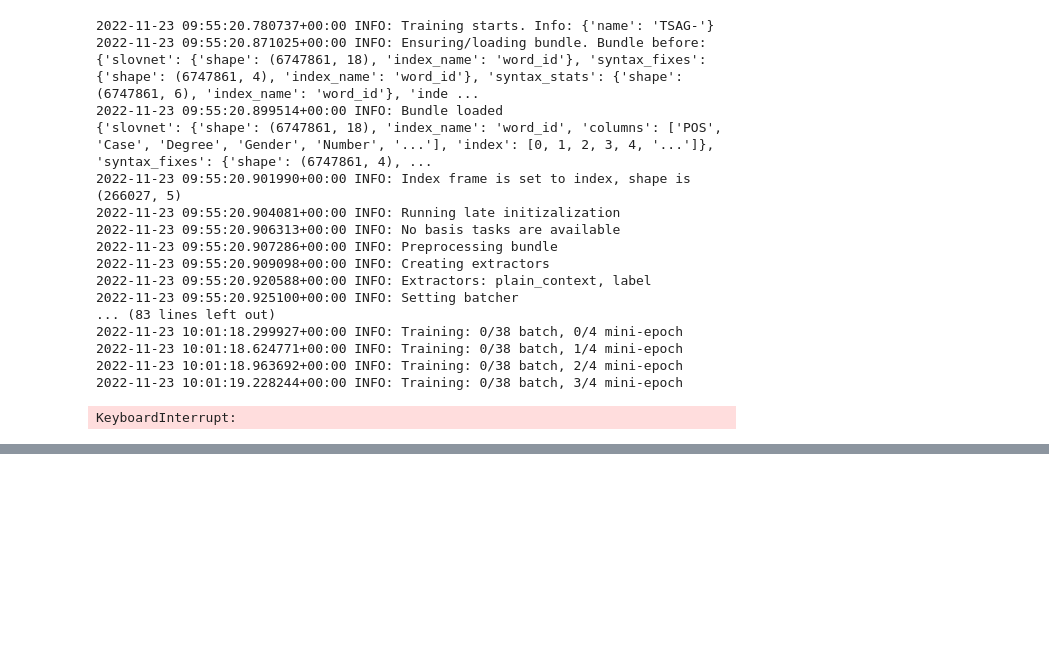
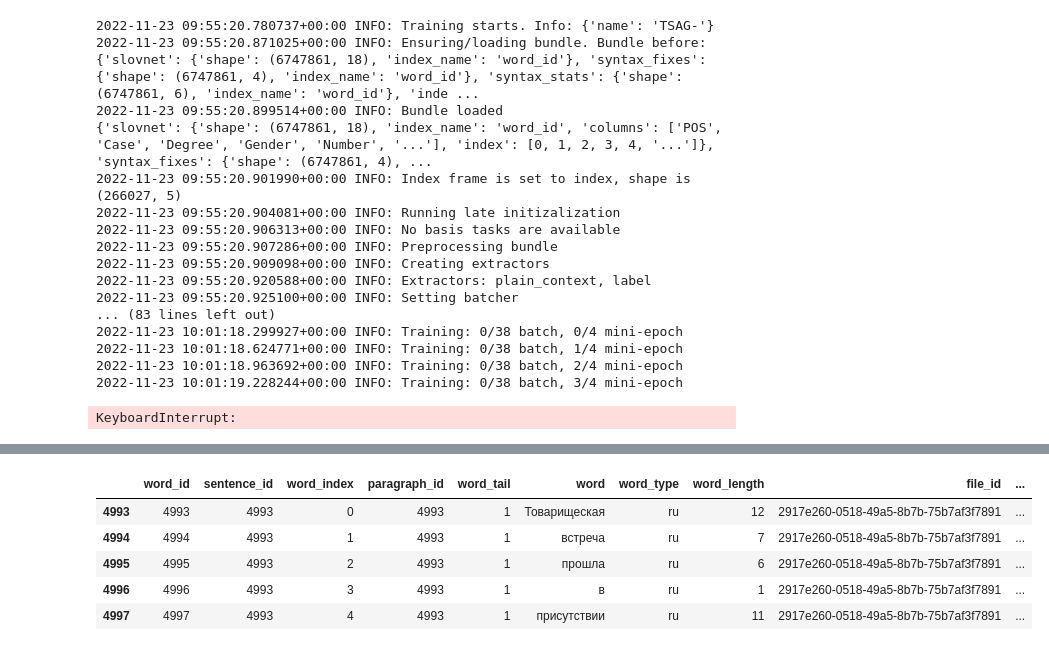
Before and after one commit to okulovsky/grammar_ru, a Jupyter notebook: research/alternative/research.ipynb, the cells around one changed output, grey strips where cells are left out. Saved outputs shown, nothing was run; the diff lists cells and outputs as text; code cells hidden in the pictures; blank space fills up the shorter version.

```diff
--- a/research/alternative/n_nn/research.ipynb
+++ b/research/alternative/research.ipynb
@@ -147,0 +192,9 @@ KeyboardInterrupt:
+# %%
+frame[frame['label'] == 1].head()
+# %% [output]
+|  | word_id | sentence_id | word_index | paragraph_id | word_tail | word | word_type | word_length | file_id | ... |
+| 4993 | 4993 | 4993 | 0 | 4993 | 1 | Товарищеская | ru | 12 | 2917e260-0518-49a5-8b7b-75b7af3f7891 | ... |
+| 4994 | 4994 | 4993 | 1 | 4993 | 1 | встреча | ru | 7 | 2917e260-0518-49a5-8b7b-75b7af3f7891 | ... |
+| 4995 | 4995 | 4993 | 2 | 4993 | 1 | прошла | ru | 6 | 2917e260-0518-49a5-8b7b-75b7af3f7891 | ... |
+| 4996 | 4996 | 4993 | 3 | 4993 | 1 | в | ru | 1 | 2917e260-0518-49a5-8b7b-75b7af3f7891 | ... |
+| 4997 | 4997 | 4993 | 4 | 4993 | 1 | присутствии | ru | 11 | 2917e260-0518-49a5-8b7b-75b7af3f7891 | ... |
```
Also changed, not shown: parts of 36 cells of this notebook, 1 other file.
